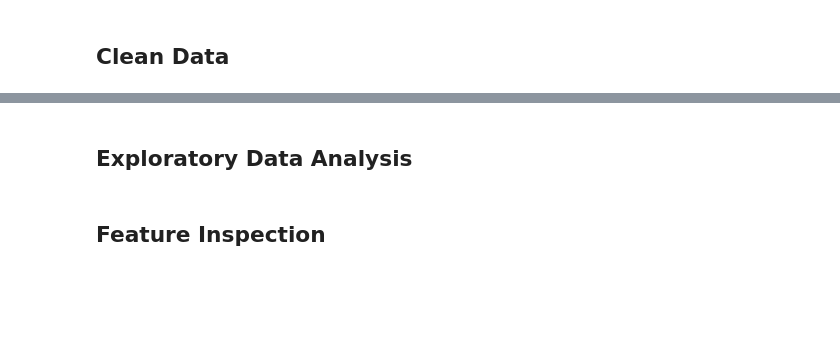
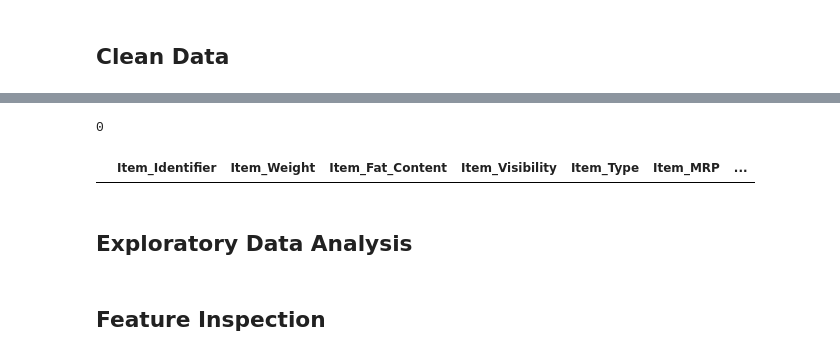
Before and after one commit to idrissliouane/Prediction-of-Product-Sales, a Jupyter notebook: Prediction_of_Product_Sales.ipynb, the cells around one changed output, grey strips where cells are left out. Saved outputs shown, nothing was run; the diff lists cells and outputs as text; code cells hidden in the pictures; blank space fills up the shorter version.

```diff
--- a/Prediction_of_Product_Sales.ipynb
+++ b/Prediction_of_Product_Sales.ipynb
@@ -70,3 +87,13 @@ df.head()
+# %%
+#identify duplicates
+dup_rows=df.duplicated()
+dup_rows.sum()
+# %% [output]
+0
+# %%
+df[dup_rows].sort_values('Item_Identifier')
+# %% [output]
+|  | Item_Identifier | Item_Weight | Item_Fat_Content | Item_Visibility | Item_Type | Item_MRP | ... |
 # %% [markdown]
 ## Exploratory Data Analysis
 # %% [markdown]
```
Also changed, not shown: parts of 1 cell of this notebook.
